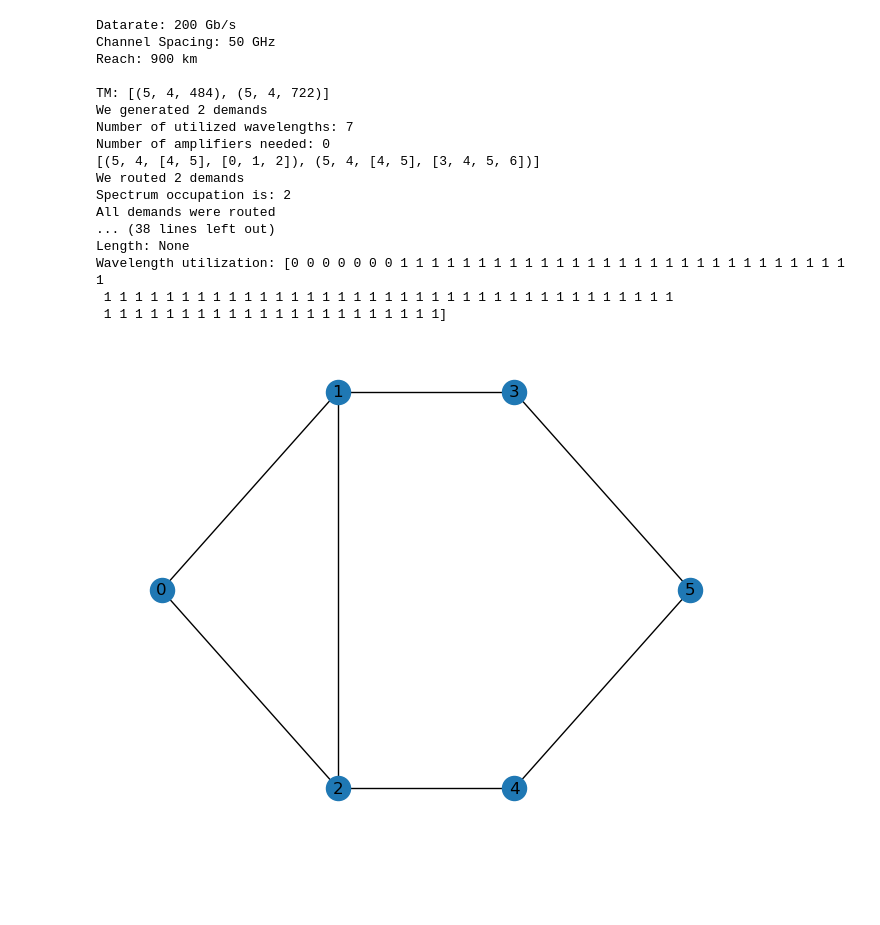
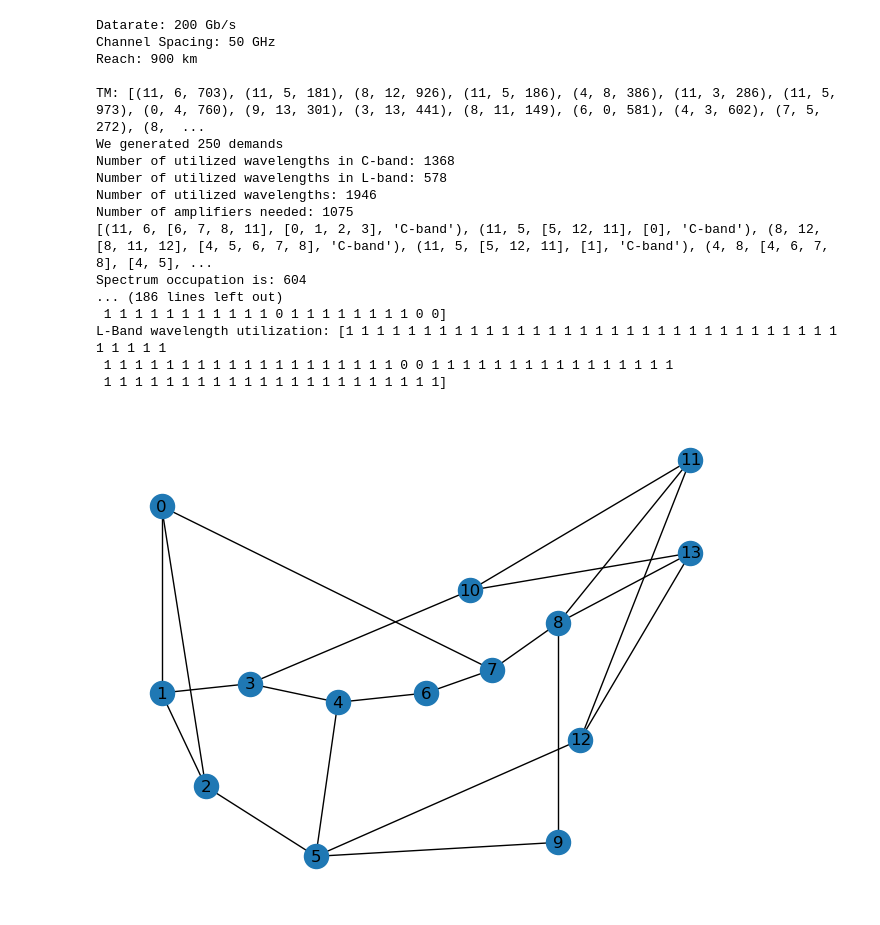
Before and after one commit to AlbertoCeresoli/CND_Nokia_CL-Bands, a Jupyter notebook: cleanbands.ipynb, the cells around one changed output. Saved outputs shown, nothing was run; the diff lists cells and outputs as text; code cells hidden in the pictures; blank space fills up the shorter version.

Commit message:
first dualband mono-band version

```diff
--- a/cleanbands.ipynb
+++ b/cleanbands.ipynb
@@ -111,10 +217,11 @@ def sap_ff_rwa_variable(G: nx.Graph, demands: list, ksp: dict, dataPerWave: int,
 # %%
 
-def runHeuristic(G: nx.Graph, demands: list, num_spectrum: int, plot_usage: bool, n_wavelengths: int, ratePerWave: int, modReach: int) -> tuple[int, bool]:
+def runHeuristic(G: nx.Graph, demands: list, num_spectrum: int, plot_usage: bool, n_wavelengths: int, ratePerWave: int, modReach: int, dualband: bool) -> tuple[int, bool]:
     ksp = get_ksp(G, 5, 'length')
     print(f'We generated {len(demands)} demands')
-    n_routed_demands, routed_demands = sap_ff_rwa_variable(G,demands, ksp, ratePerWave, modReach)
-    print(f'We routed {n_routed_demands} demands')
+    n_routed_demands, routed_demands = sap_ff_rwa_variable(G,demands, ksp, ratePerWave, modReach) if not dualband else sap_ff_rwa_variable_dualband(G, demands, ksp, ratePerWave, modReach)
+
+    #print(f'We routed {n_routed_demands} demands')
     # Dictionary to store the indexes of demands routed on each edge
     edge_demand_map = {edge: [] for edge in G.edges}
     if plot_usage:
@@ -123,7 +230,7 @@ def runHeuristic(G: nx.Graph, demands: list, num_spectrum: int, plot_usage: bool
         alpha_step = round(1/n_wavelengths, 2)
 
     for demand_index, demand in enumerate(routed_demands):
-        route = demand[-2]
+        route = demand[-3] if dualband else demand[-2]
         route_el = list(zip(route, route[1:]))
         num_spectrum += len(route_el)
 
@@ -207,50 +314,59 @@ def set_parameters(mod):
 from ortools.linear_solver import pywraplp
 channelPerBand = 96 #at 50GHz
 
+dualband = True # Change this value to set the dualband mode
 mod = 7 # Change this value to set a different mode
-plot_usage = False
+plot_usage = True
 # Get the parameters for the selected mode and assign to variables
 datarate, entropy, spacing, reach = set_parameters(mod)
 
-G = get_network_rwa_json("./graph.json", n_wavelengths=int(channelPerBand * 50 / spacing)) #number of wavelength set according to modulation chosen
+if dualband:
+    G = get_network_rwa_json_dualband("nsfnet.json", channelPerBand)
+else:
+    G = get_network_rwa_json("nsfnet.json", channelPerBand)
+
 nx.draw(G, pos=nx.get_node_attributes(G, "pos"), with_labels=True)
 
 # Display the parameters
 print(f"Datarate: {datarate} Gb/s")
 print(f"Channel Spacing: {spacing} GHz")
 print(f"Reach: {reach} km")
 
-TM = generate_demands(G, 2)
+TM = generate_demands(G, 250)
 for edge in G.edges:
     G.edges[edge]["capacity"] = (channelPerBand * 50 / spacing) * datarate
     G.edges[edge]["n_wavelength"] = channelPerBand * 50 / spacing
 
 print(f"\nTM: {TM}")
 spectrum, all_routed = runHeuristic(G, TM,
                                     num_spectrum=0,
                                     plot_usage=plot_usage,
                                     n_wavelengths=int(channelPerBand * 50 / spacing),
                                     ratePerWave=datarate,
-                                    modReach=reach)
+                                    modReach=reach,
+                                    dualband=dualband)
 
 for edge in G.edges:
-    print(f'\nLink: {edge}\nLength: {G.edges[edge].get("length")}\nWavelength utilization: {G.edges[edge]["available_wavelengths"]}')
+    if dualband:
+        print(f'\nLink: {edge}\nLength: {G.edges[edge].get("length")}\nC-Band wavelength utilization: {G.edges[edge]["c_available_wavelengths"]}\nL-Band wavelength utilization: {G.edges[edge]["l_available_wavelengths"]}')
+    else:
+        print(f'\nLink: {edge}\nLength: {G.edges[edge].get("length")}\nWavelength utilization: {G.edges[edge]["available_wavelengths"]}')
 # %% [output]
 Datarate: 200 Gb/s
 Channel Spacing: 50 GHz
 Reach: 900 km
 
-TM: [(5, 4, 484), (5, 4, 722)]
-We generated 2 demands
-Number of utilized wavelengths: 7
-Number of amplifiers needed: 0
-[(5, 4, [4, 5], [0, 1, 2]), (5, 4, [4, 5], [3, 4, 5, 6])]
-We routed 2 demands
-Spectrum occupation is: 2
-All demands were routed
-... (38 lines left out)
-Length: None
-Wavelength utilization: [0 0 0 0 0 0 0 1 1 1 1 1 1 1 1 1 1 1 1 1 1 1 1 1 1 1 1 1 1 1 1 1 1 1 1 1 1
- 1 1 1 1 1 1 1 1 1 1 1 1 1 1 1 1 1 1 1 1 1 1 1 1 1 1 1 1 1 1 1 1 1 1 1 1 1
+TM: [(11, 6, 703), (11, 5, 181), (8, 12, 926), (11, 5, 186), (4, 8, 386), (11, 3, 286), (11, 5, 973), (0, 4, 760), (9, 13, 301), (3, 13, 441), (8, 11, 149), (6, 0, 581), (4, 3, 602), (7, 5, 272), (8,  ...
+We generated 250 demands
+Number of utilized wavelengths in C-band: 1368
+Number of utilized wavelengths in L-band: 578
+Number of utilized wavelengths: 1946
+Number of amplifiers needed: 1075
+[(11, 6, [6, 7, 8, 11], [0, 1, 2, 3], 'C-band'), (11, 5, [5, 12, 11], [0], 'C-band'), (8, 12, [8, 11, 12], [4, 5, 6, 7, 8], 'C-band'), (11, 5, [5, 12, 11], [1], 'C-band'), (4, 8, [4, 6, 7, 8], [4, 5], ...
+Spectrum occupation is: 604
+... (186 lines left out)
+ 1 1 1 1 1 1 1 1 1 1 1 0 1 1 1 1 1 1 1 1 0 0]
+L-Band wavelength utilization: [1 1 1 1 1 1 1 1 1 1 1 1 1 1 1 1 1 1 1 1 1 1 1 1 1 1 1 1 1 1 1 1 1 1 1 1 1
+ 1 1 1 1 1 1 1 1 1 1 1 1 1 1 1 1 1 1 1 0 0 1 1 1 1 1 1 1 1 1 1 1 1 1 1 1 1
  1 1 1 1 1 1 1 1 1 1 1 1 1 1 1 1 1 1 1 1 1 1]
-[figure, old version]
+[figure, new version]
```
Also changed, not shown: parts of 3 cells of this notebook.
